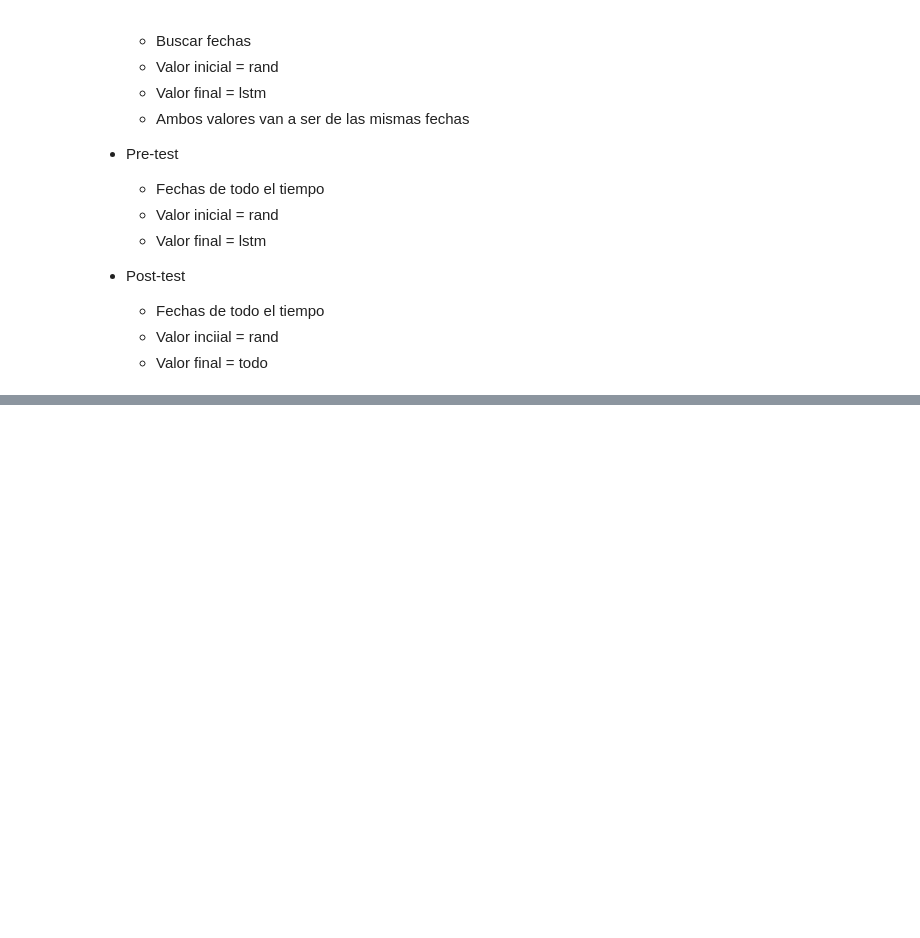
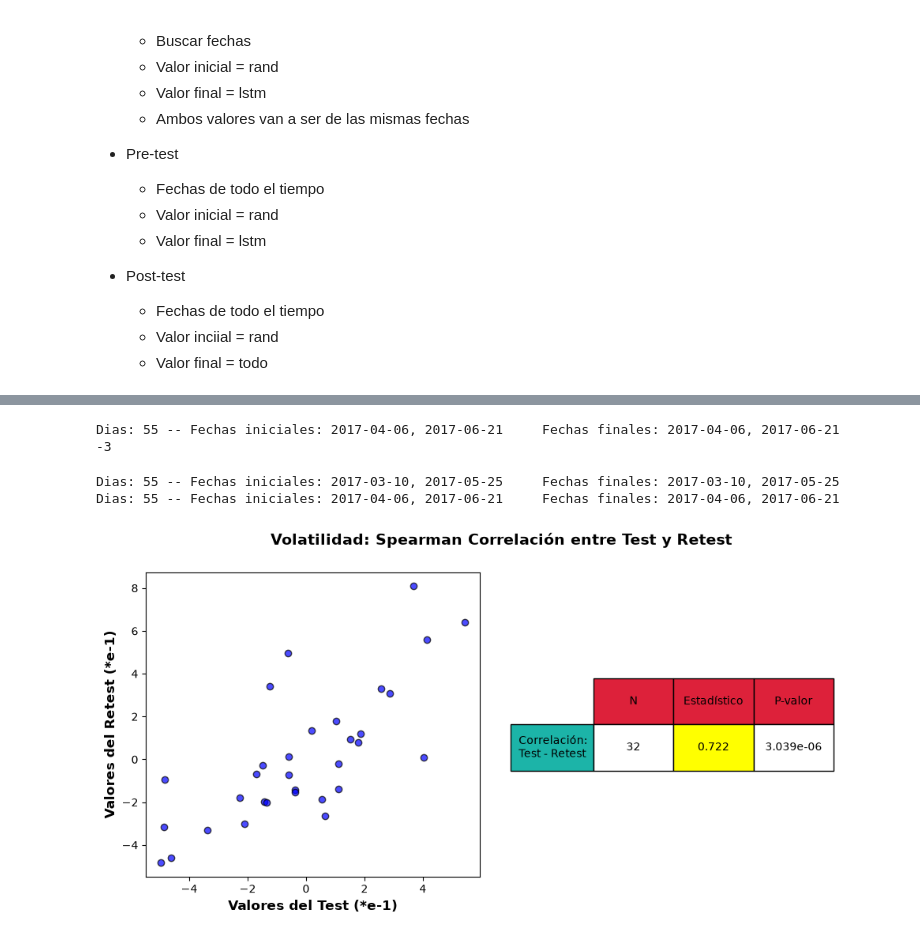
Before and after one commit to jp21bp/LSTM_Ratio_Sharpe, a Jupyter notebook: Version2/confiabilidad3.ipynb, the cells around one changed output, grey strips where cells are left out. Saved outputs shown, nothing was run; the diff lists cells and outputs as text; code cells hidden in the pictures; blank space fills up the shorter version.

```diff
--- a/Version2/confiabilidad3.ipynb
+++ b/Version2/confiabilidad3.ipynb
@@ -158,10 +144,6 @@ def test(df_inicial:pd.DataFrame, df_final: pd.DataFrame, fecha_comienzo: str, d
     df_inicial_rend_esperados = df_inicial.mean(axis=0)
     df_final_rend_esperados = df_final.mean(axis=0)
 
-    copy, exp = ajustar(df_inicial_rend_esperados)
-    copy.to_clipboard(header=False, index=False)
-    print(exp)
-
     ## Indice rendimiento
     # df_indice_rend = (df_final_rend_esperados - df_inicial_rend_esperados)/(df_inicial_rend_esperados + 1e-8)
     df_indice_rend = (df_final_rend_esperados - df_inicial_rend_esperados)/(df_inicial_rend_esperados.abs() + 1e-8)
@@ -433,0 +420,24 @@ def copy(df_inicial:pd.DataFrame, df_final: pd.DataFrame, fecha_comienzo: str, d
+# %%
+#### Ejecutando copias
+fecha_test1 = '2017-03-10'  #'2017-03-10', 55
+fecha_test2 = '2017-04-06'  #'2017-04-06', 55
+
+
+copy(rend_diaria_original_rand, rend_diaria_original_lstm, fecha_test2, 55)
+# %% [output]
+Dias: 55 -- Fechas iniciales: 2017-04-06, 2017-06-21     Fechas finales: 2017-04-06, 2017-06-21
+-3
+# %%
+#### Funcion para ajustar
+def ajustar(data: list):
+    ### Buscando el exponente comun
+    arr = np.array(data, dtype=float)
+    exponentes = np.floor(np.log10(np.abs(arr)))
+    exp_comun = int(scipy.stats.mode(exponentes)[0])
+
+    ### Ajustando valores
+    resultados = arr/(10**exp_comun)
+    resultados = np.round(resultados, 2)
+    # resultados = [int(data)] + resultados.tolist()
+
+    return (resultados, exp_comun)
@@ -433,0 +590,46 @@ def copy(df_inicial:pd.DataFrame, df_final: pd.DataFrame, fecha_comienzo: str, d
+# %%
+#### Ejecutando copias
+fecha_test1 = '2017-03-10'  #'2017-03-10', 55
+fecha_test2 = '2017-04-06'  #'2017-04-06', 55
+dias = 55
+
+
+# Dias: 30 -- Fechas iniciales: 2018-04-05, 2018-05-16	 Fechas finales: 2018-04-06, 2018-05-17
+# Dias: 30 -- Fechas iniciales: 2018-04-25, 2018-06-05	 Fechas finales: 2018-04-26, 2018-06-06
+
+### Creando indices
+indice_rend_test1, indice_std_test1,_ = test(rend_diaria_original_rand, rend_diaria_original_lstm, fecha_test1, dias)
+indice_rend_test2, indice_std_test2,_ = test(rend_diaria_original_rand, rend_diaria_original_lstm, fecha_test2, dias)
+
+
+# print("INDICES")
+# print(indice_rend_test1)
+# print(indice_rend_test2)
+
+
+
+#### Ajustado datos
+aju_rend_test1, rend_test1_exp = ajustar(indice_rend_test1)
+aju_std_test1, std_test1_exp = ajustar(indice_std_test1)
+aju_rend_test2, rend_test2_exp = ajustar(indice_rend_test2)
+aju_std_test2, std_test2_exp = ajustar(indice_std_test2)
+
+
+# for i in range(len(indice_rend_test1)):
+#     print(f'{indice_std_test1[i]}\t{aju_std_test1[i]}')
+
+##### Distribucion
+# distribucion(aju_rend_test1, aju_rend_test2, 'Rendimiento', rend_test1_exp, rend_test2_exp)
+# distribucion(aju_std_test1, aju_std_test2, 'Volatilidad', std_test1_exp, std_test2_exp)
+
+##### Normalidad
+# normalidad(indice_rend_test1, indice_rend_test2, 'Rendimiento', rend_test1_exp, rend_test2_exp)
+# normalidad(indice_std_test1, indice_std_test2, 'Volatilidad', std_test1_exp, std_test2_exp)
+
+##### Correlacion
+# correlacion(aju_rend_test1, aju_rend_test2, "Rendimiento", rend_test1_exp, rend_test2_exp)
+correlacion(aju_std_test1, aju_std_test2, 'Volatilidad', std_test1_exp, std_test2_exp)
+# %% [output]
+Dias: 55 -- Fechas iniciales: 2017-03-10, 2017-05-25     Fechas finales: 2017-03-10, 2017-05-25
+Dias: 55 -- Fechas iniciales: 2017-04-06, 2017-06-21     Fechas finales: 2017-04-06, 2017-06-21
+[figure, added]
```
Also changed, not shown: parts of 8 cells of this notebook.
